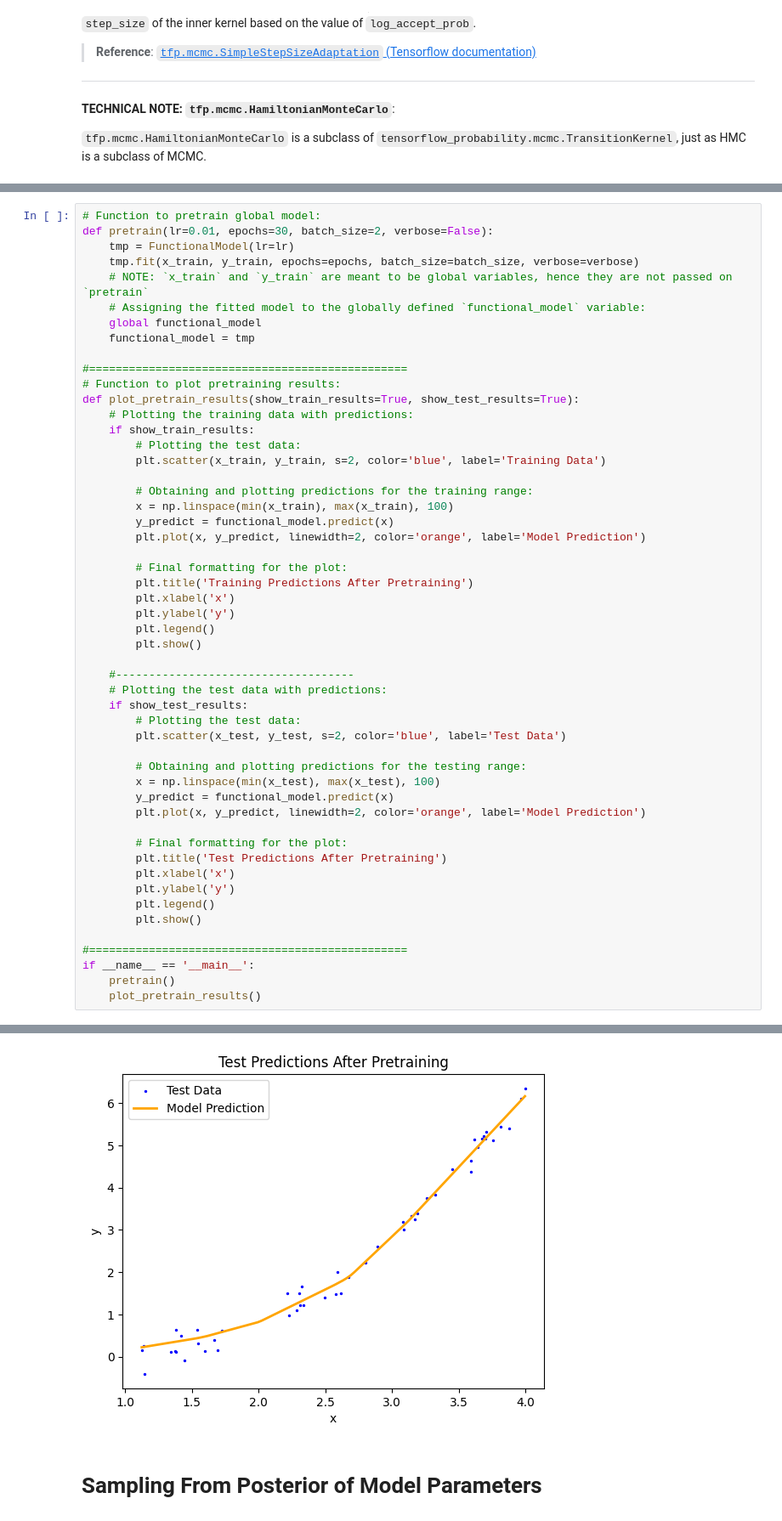
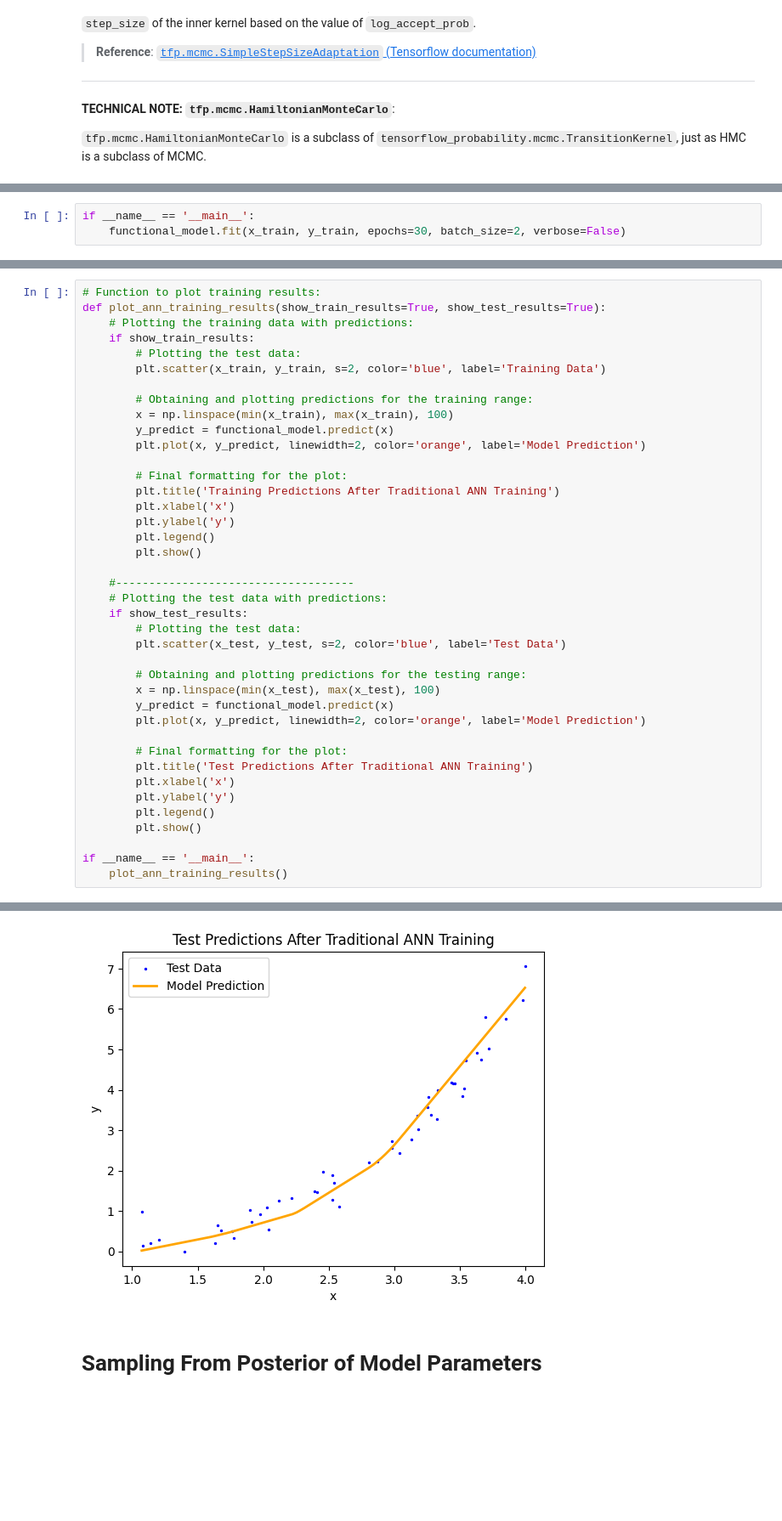
Before and after one commit to pranigopu/mastersProject, a Jupyter notebook: code/dependencies_for_bnn_using_hmc.ipynb, the cells around one changed output, grey strips where cells are left out. Shown: that part at 85% size. Saved outputs shown, nothing was run; the diff lists cells and outputs as text; blank space fills up the shorter version.

```diff
--- a/code/dependencies_for_bnn_using_hmc.ipynb
+++ b/code/dependencies_for_bnn_using_hmc.ipynb
@@ -245,0 +251,3 @@ Packaging the code as a function for reusability...
+# %%
+if __name__ == '__main__':
+    functional_model.fit(x_train, y_train, epochs=30, batch_size=2, verbose=False)
@@ -246,16 +256,6 @@ Packaging the code as a function for reusability...
 # %%
-# Function to pretrain global model:
-def pretrain(lr=0.01, epochs=30, batch_size=2, verbose=False):
-    tmp = FunctionalModel(lr=lr)
-    tmp.fit(x_train, y_train, epochs=epochs, batch_size=batch_size, verbose=verbose)
-    # NOTE: `x_train` and `y_train` are meant to be global variables, hence they are not passed on `pretrain`
-    # Assigning the fitted model to the globally defined `functional_model` variable:
-    global functional_model
-    functional_model = tmp
-
-#================================================
-# Function to plot pretraining results:
-def plot_pretrain_results(show_train_results=True, show_test_results=True):
+# Function to plot training results:
+def plot_ann_training_results(show_train_results=True, show_test_results=True):
     # Plotting the training data with predictions:
     if show_train_results:
         # Plotting the test data:
@@ -267,7 +267,7 @@ def plot_pretrain_results(show_train_results=True, show_test_results=True):
         plt.plot(x, y_predict, linewidth=2, color='orange', label='Model Prediction')
 
         # Final formatting for the plot:
-        plt.title('Training Predictions After Pretraining')
+        plt.title('Training Predictions After Traditional ANN Training')
         plt.xlabel('x')
         plt.ylabel('y')
         plt.legend()
@@ -285,14 +285,12 @@ def plot_pretrain_results(show_train_results=True, show_test_results=True):
         plt.plot(x, y_predict, linewidth=2, color='orange', label='Model Prediction')
 
         # Final formatting for the plot:
-        plt.title('Test Predictions After Pretraining')
+        plt.title('Test Predictions After Traditional ANN Training')
         plt.xlabel('x')
         plt.ylabel('y')
         plt.legend()
         plt.show()
 
-#================================================
 if __name__ == '__main__':
-    pretrain()
-    plot_pretrain_results()
+    plot_ann_training_results()
 # %% [output]
@@ -301,5 +299,5 @@ if __name__ == '__main__':
 4/4 ━━━━━━━━━━━━━━━━━━━━ 0s 2ms/step
-[figure, old version]
+[figure, new version]
 # %% [markdown]
 # Sampling From Posterior of Model Parameters
 # %%
```
Also changed, not shown: parts of 5 cells of this notebook.
